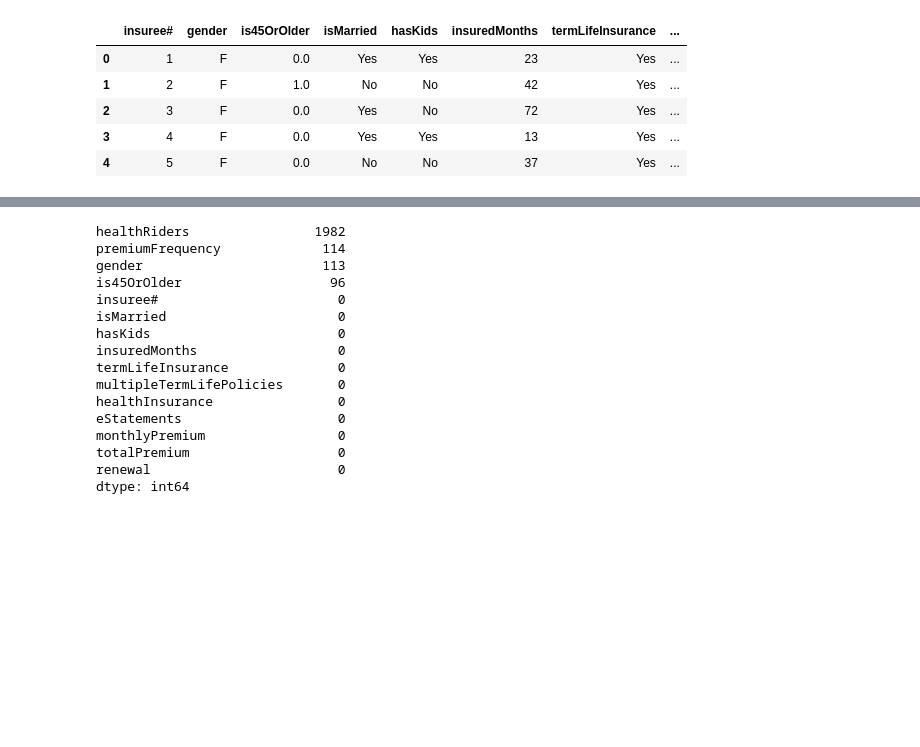
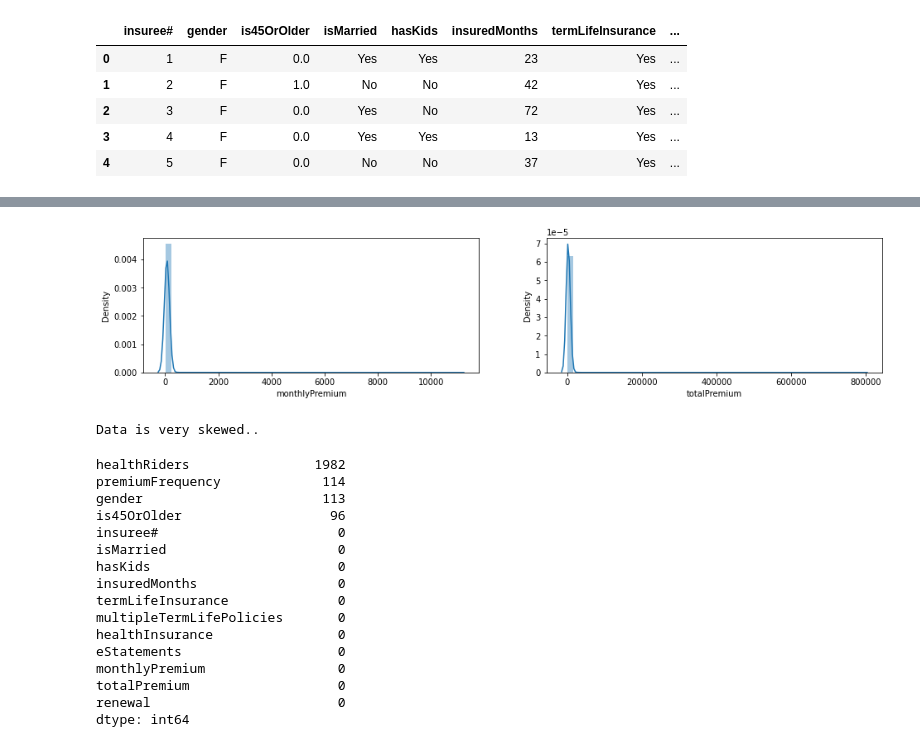
Before and after one commit to Tat-sheng/govtech_vica, a Jupyter notebook: VICA_tatsheng.ipynb, the cells around one changed output, grey strips where cells are left out. Saved outputs shown, nothing was run; the diff lists cells and outputs as text; code cells hidden in the pictures; blank space fills up the shorter version.

```diff
--- a/VICA_tatsheng.ipynb
+++ b/VICA_tatsheng.ipynb
@@ -33,0 +47,20 @@ insurance.head(5)
+# %%
+# Adjust categorical fields
+df = insurance.copy()
+def get_cat_fields(df):
+    return df.select_dtypes(exclude = ['int64', 'float64']).columns.tolist()
+
+print('Old categorical fields: ')
+print(get_cat_fields(df))
+print('-----')
+
+# Change premiums to numeric
+df.monthlyPremium = df.monthlyPremium.str.replace(',', '.')
+df.monthlyPremium = pd.to_numeric(df.monthlyPremium , errors='coerce').fillna(0, downcast='infer')
+
+df.totalPremium = df.totalPremium.str.replace(',', '.')
+df.totalPremium = pd.to_numeric(df.totalPremium , errors='coerce').fillna(0, downcast='infer')
+
+print('New categorical fields: ')
+print(get_cat_fields(df))
+print('-----')
@@ -33,0 +87,15 @@ insurance.head(5)
+# %%
+# Visualise the highlighted columns' outliers
+import warnings
+warnings.filterwarnings('ignore')
+plt.figure(figsize=(16,3))
+plt.subplot(1,2,1)
+sns.distplot(df['monthlyPremium'])
+plt.subplot(1,2,2)
+sns.distplot(df['totalPremium'])
+plt.show()
+
+print('Data is very skewed..')
+# %% [output]
+[figure, added]
+Data is very skewed..
```
Also changed, not shown: parts of 14 cells of this notebook.
